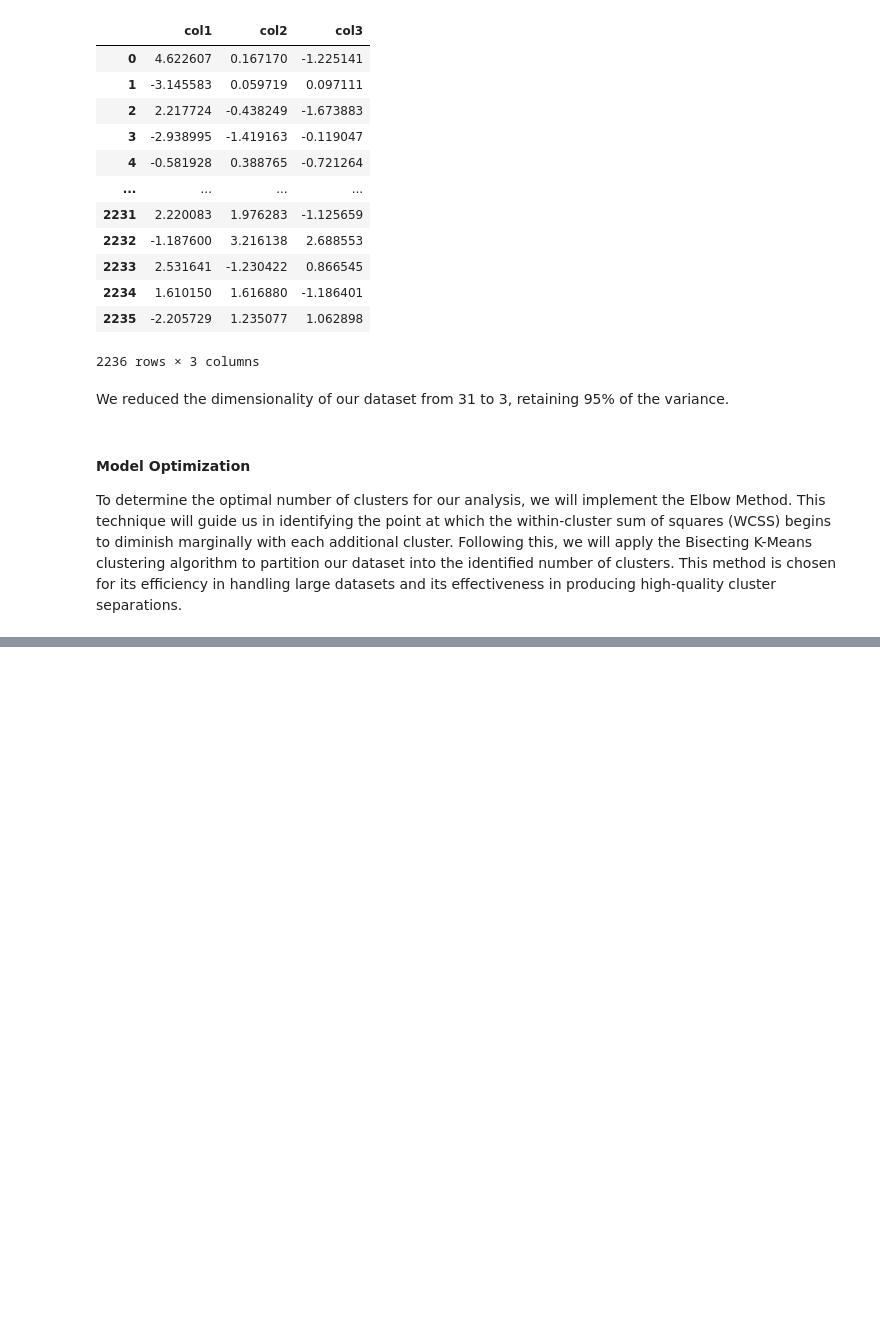
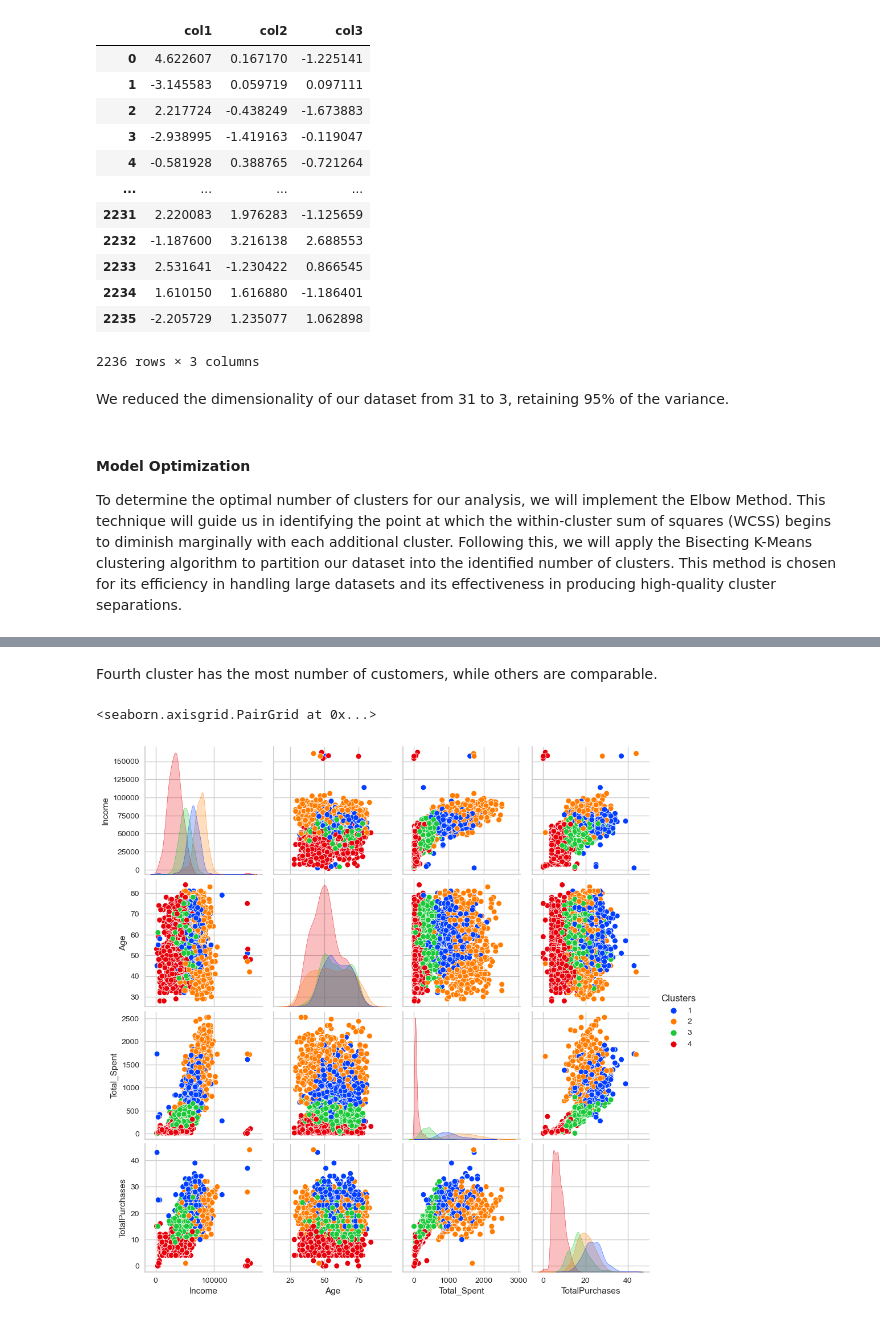
Before and after one commit to TheMimikyu/Customer-Behaviour-Analysis, a Jupyter notebook: CUSTOMER-SEGMENTATION.ipynb, the cells around one changed output, grey strips where cells are left out. Saved outputs shown, nothing was run; the diff lists cells and outputs as text; code cells hidden in the pictures; blank space fills up the shorter version.

```diff
--- a/CUSTOMER-SEGMENTATION.ipynb
+++ b/CUSTOMER-SEGMENTATION.ipynb
@@ -651,0 +687,8 @@ from yellowbrick.cluster import KElbowVisualizer
+# %% [markdown]
+Fourth cluster has the most number of customers, while others are comparable.
+# %%
+to_plot = ["Income" , "Age", "Total_Spent", "TotalPurchases", "Clusters"]
+sns.pairplot(data[to_plot], hue="Clusters", palette="bright")
+# %% [output]
+<seaborn.axisgrid.PairGrid at 0x...>
+[figure, added]
```
Also changed, not shown: parts of 17 cells of this notebook.
